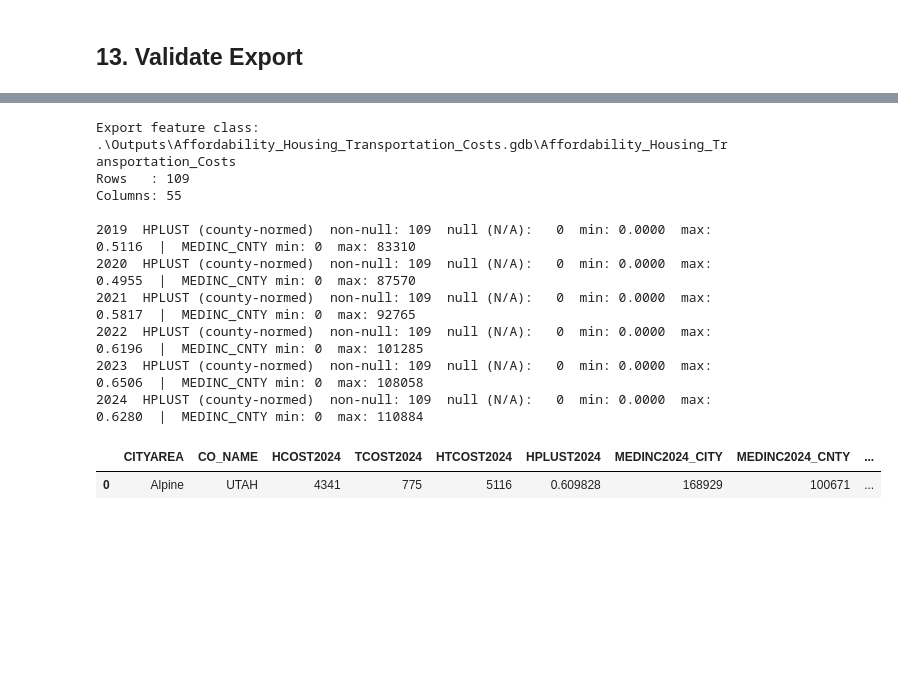
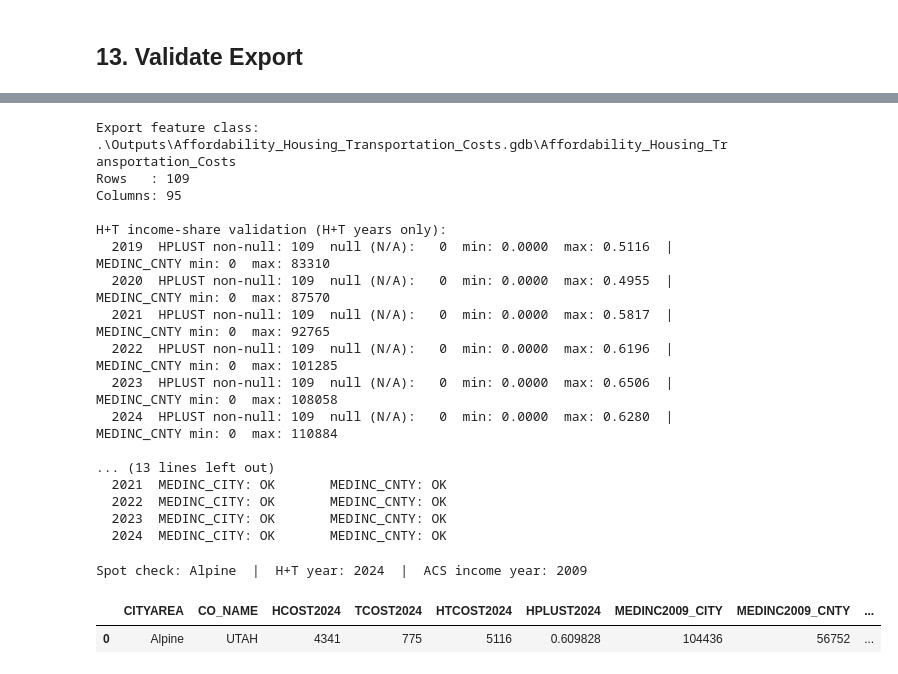
Before and after one commit to WFRCAnalytics/DATA-Regional-Metrics-Dashboard, a Jupyter notebook: housing-plus-transportation/Process-GPI-TDM-HT-by-City.ipynb, the cells around one changed output, grey strips where cells are left out. Saved outputs shown, nothing was run; the diff lists cells and outputs as text; code cells hidden in the pictures; blank space fills up the shorter version.

```diff
--- a/housing-plus-transportation/Process-GPI-TDM-HT-by-City.ipynb
+++ b/housing-plus-transportation/Process-GPI-TDM-HT-by-City.ipynb
@@ -106,6 +108,8 @@ HT_INCOME_CONFIG = {
     "pygris_cache": True,
     "share_scale": "0-1",
     "city_key": "CITYAREA",
+    # ── ACS year range (independent of H+T CSV) ──────────────────────────────
+    "acs_start_year": 2009,  # Earliest ACS 5-year API vintage
     # ── County name → FIPS lookup (matches "County" column in H+T CSV) ──────────
     "county_name_to_fips": {
         "Box Elder": "49003",
@@ -274,6 +278,13 @@ target_years = sorted(
 if HT_INCOME_CONFIG["target_years_override"] is not None:
     target_years = HT_INCOME_CONFIG["target_years_override"]
 
-print("Detected H+T years:", target_years)
-print("Using override    :", HT_INCOME_CONFIG["target_years_override"] is not None)
+# ACS years: 2009 (earliest ACS 5-yr API vintage) through the latest H+T year.
+# Used for all ACS downloads so MEDINC is available for the full income time-series.
+acs_start = HT_INCOME_CONFIG["acs_start_year"]
+acs_end = max(target_years)
+acs_years = list(range(acs_start, acs_end + 1))
+
+print("Detected H+T years :", target_years)
+print("Using override     :", HT_INCOME_CONFIG["target_years_override"] is not None)
+print(f"ACS income years   : {acs_years[0]} – {acs_years[-1]}  ({len(acs_years)} years)")
 # %% [output]
@@ -1764,45 +1884,71 @@ print("Export feature class:", export_fc)
 print("Rows   :", len(export_check))
 print("Columns:", len(export_check.columns))
 print()
+print("H+T income-share validation (H+T years only):")
 for year in target_years:
     s = export_check[f"HPLUST{year}"]
     sc = export_check[f"MEDINC{year}_CNTY"]
     print(
-        f"{year}  HPLUST (county-normed)  non-null: {s.notna().sum():3d}"
+        f"  {year}  HPLUST non-null: {s.notna().sum():3d}"
         f"  null (N/A): {s.isna().sum():3d}"
         f"  min: {s.min():.4f}  max: {s.max():.4f}"
         f"  |  MEDINC_CNTY min: {sc.min():.0f}  max: {sc.max():.0f}"
     )
+
+print(f"\nACS income columns present for all acs_years ({acs_years[0]}–{acs_years[-1]}):")
+for year in acs_years:
+    city_col = f"MEDINC{year}_CITY"
+    cnty_col = f"MEDINC{year}_CNTY"
+    c_ok = city_col in export_check.columns
+    k_ok = cnty_col in export_check.columns
+    print(
+        f"  {year}  MEDINC_CITY: {'OK' if c_ok else 'MISSING':7s}"
+        f"  MEDINC_CNTY: {'OK' if k_ok else 'MISSING'}"
+    )
 # %% [output]
 Export feature class: .\Outputs\Affordability_Housing_Transportation_Costs.gdb\Affordability_Housing_Transportation_Costs
 Rows   : 109
-Columns: 55
+Columns: 95
 
-2019  HPLUST (county-normed)  non-null: 109  null (N/A):   0  min: 0.0000  max: 0.5116  |  MEDINC_CNTY min: 0  max: 83310
-2020  HPLUST (county-normed)  non-null: 109  null (N/A):   0  min: 0.0000  max: 0.4955  |  MEDINC_CNTY min: 0  max: 87570
-2021  HPLUST (county-normed)  non-null: 109  null (N/A):   0  min: 0.0000  max: 0.5817  |  MEDINC_CNTY min: 0  max: 92765
-2022  HPLUST (county-normed)  non-null: 109  null (N/A):   0  min: 0.0000  max: 0.6196  |  MEDINC_CNTY min: 0  max: 101285
-2023  HPLUST (county-normed)  non-null: 109  null (N/A):   0  min: 0.0000  max: 0.6506  |  MEDINC_CNTY min: 0  max: 108058
-2024  HPLUST (county-normed)  non-null: 109  null (N/A):   0  min: 0.0000  max: 0.6280  |  MEDINC_CNTY min: 0  max: 110884
+H+T income-share validation (H+T years only):
+  2019  HPLUST non-null: 109  null (N/A):   0  min: 0.0000  max: 0.5116  |  MEDINC_CNTY min: 0  max: 83310
+  2020  HPLUST non-null: 109  null (N/A):   0  min: 0.0000  max: 0.4955  |  MEDINC_CNTY min: 0  max: 87570
+  2021  HPLUST non-null: 109  null (N/A):   0  min: 0.0000  max: 0.5817  |  MEDINC_CNTY min: 0  max: 92765
+  2022  HPLUST non-null: 109  null (N/A):   0  min: 0.0000  max: 0.6196  |  MEDINC_CNTY min: 0  max: 101285
+  2023  HPLUST non-null: 109  null (N/A):   0  min: 0.0000  max: 0.6506  |  MEDINC_CNTY min: 0  max: 108058
+  2024  HPLUST non-null: 109  null (N/A):   0  min: 0.0000  max: 0.6280  |  MEDINC_CNTY min: 0  max: 110884
+
+... (13 lines left out)
+  2021  MEDINC_CITY: OK       MEDINC_CNTY: OK
+  2022  MEDINC_CITY: OK       MEDINC_CNTY: OK
+  2023  MEDINC_CITY: OK       MEDINC_CNTY: OK
+  2024  MEDINC_CITY: OK       MEDINC_CNTY: OK
 # %%
 # Spot check: Alpine in the most recent year.
-check_year = target_years[-1]
 check_city = "Alpine"
+check_ht_year = target_years[-1]  # latest H+T year for cost/share columns
+check_acs_year = acs_years[0]  # earliest ACS year (2009) to verify extended income range
 
+print(
+    f"Spot check: {check_city}  |  H+T year: {check_ht_year}  |  ACS income year: {check_acs_year}"
+)
 export_check.loc[
     export_check["CITYAREA"] == check_city,
     [
         "CITYAREA",
         "CO_NAME",
-        f"HCOST{check_year}",
-        f"TCOST{check_year}",
-        f"HTCOST{check_year}",
-        f"HPLUST{check_year}",
-        f"MEDINC{check_year}_CITY",
-        f"MEDINC{check_year}_CNTY",
-        f"TOTHH{check_year}",
+        f"HCOST{check_ht_year}",
+        f"TCOST{check_ht_year}",
+        f"HTCOST{check_ht_year}",
+        f"HPLUST{check_ht_year}",
+        f"MEDINC{check_acs_year}_CITY",  # 2009 income
+        f"MEDINC{check_acs_year}_CNTY",
+        f"MEDINC{check_ht_year}_CITY",  # latest H+T year income
+        f"MEDINC{check_ht_year}_CNTY",
+        f"TOTHH{check_ht_year}",
     ],
 ]
 # %% [output]
+Spot check: Alpine  |  H+T year: 2024  |  ACS income year: 2009
-|  | CITYAREA | CO_NAME | HCOST2024 | TCOST2024 | HTCOST2024 | HPLUST2024 | MEDINC2024_CITY | MEDINC2024_CNTY | ... |
-| 0 | Alpine | UTAH | 4341 | 775 | 5116 | 0.609828 | 168929 | 100671 | ... |
+|  | CITYAREA | CO_NAME | HCOST2024 | TCOST2024 | HTCOST2024 | HPLUST2024 | MEDINC2009_CITY | MEDINC2009_CNTY | ... |
+| 0 | Alpine | UTAH | 4341 | 775 | 5116 | 0.609828 | 104436 | 56752 | ... |
```
Also changed, not shown: parts of 26 cells of this notebook, 3 other files.
